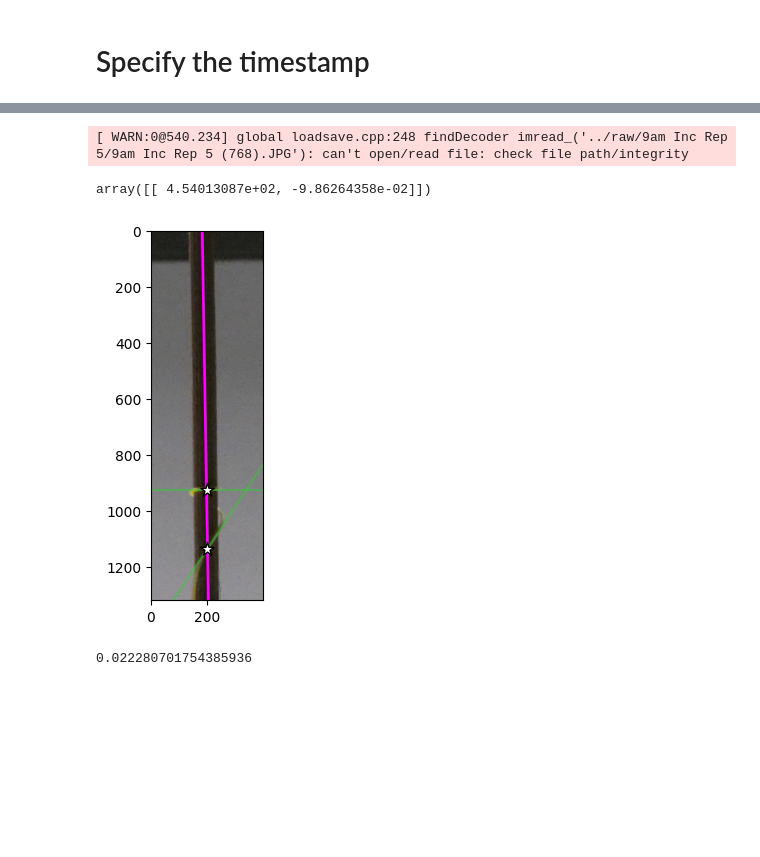
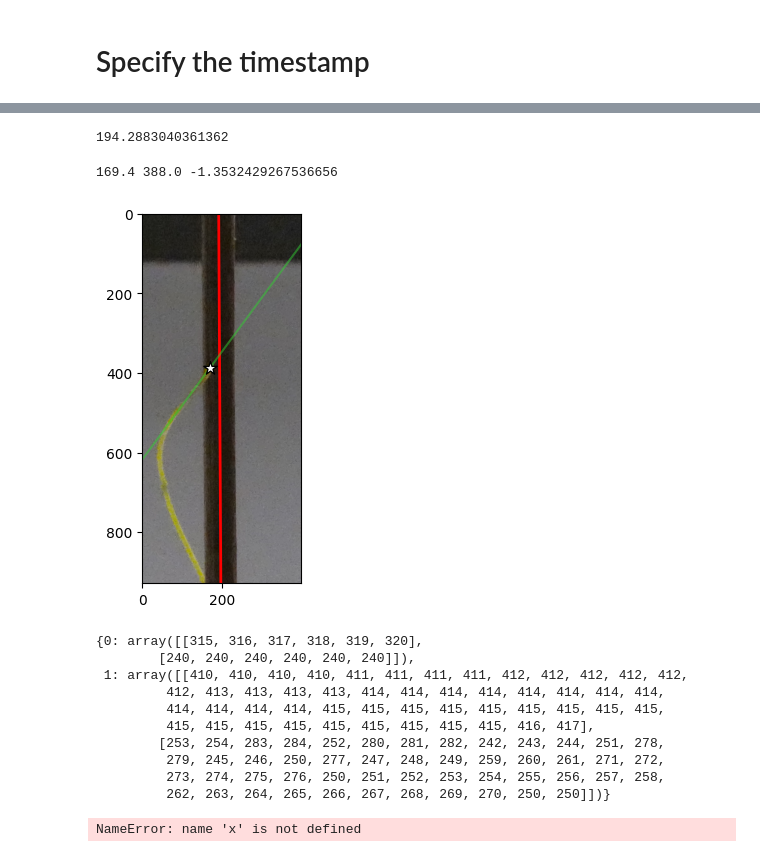
Before and after one commit to ejamezquita/cuscuta, a Jupyter notebook: jupyter/02_angle_tiff.ipynb, the cells around one changed output, grey strips where cells are left out. Saved outputs shown, nothing was run; the diff lists cells and outputs as text; code cells hidden in the pictures; blank space fills up the shorter version.

```diff
--- a/jupyter/02_angle_tiff.ipynb
+++ b/jupyter/02_angle_tiff.ipynb
@@ -105,7 +106,8 @@ print(img.shape)
 # %%
-cross = np.asarray(np.nonzero(img > 180))
-dist = np.abs(cross[1]*n[idx, 0] + cross[0]*n[idx, 1] - b[idx])
-print('Min dist: {:.2f}\nMax dist: {:.2f}'.format(np.min(dist),np.max(dist)))
-mask = dist < 30
-print(np.sum(mask), np.sum(mask) > 5)
+if img.max() > 160:
+    cross = np.asarray(np.nonzero(img > 180))
+    dist = np.abs(cross[1]*n[idx, 0] + cross[0]*n[idx, 1] - b[idx])
+    print('Min dist: {:.2f}\nMax dist: {:.2f}'.format(np.min(dist),np.max(dist)))
+    mask = dist < 30
+    print(np.sum(mask), np.sum(mask) > 5)
 # %% [output]
@@ -221,5 +247,23 @@ fig.tight_layout()
 # %%
-order = np.argsort(coms[:,0])[::-1]
-print(coms[:,0], order)
-np.rad2deg(angle[order])
+colors = ['#ddcc77', '#88ccee', '#117733', '#aa4499', '#332288', '#44aa99']
+
+fig, ax = plt.subplots(1,2,figsize=(6,8), sharex=True, sharey=True)
+ax = np.atleast_1d(ax).ravel()
+
+ax[0].imshow(raw[pss[idx]][css[idx]][:,:,::-1], cmap='inferno', vmin=0, zorder = 2);
+ax[1].imshow(img1, cmap='magma', vmin=0, vmax = 4, zorder = 2);
+
+for i in range(len(coms)):
+    ax[1].axline(xy1 = (coms[i,1], coms[i,0]), slope = coefs[i,1], c=colors[i], alpha=1, lw=5)
+    ax[1].scatter(*np.flip(coms[i]), c='w', s=300, marker='*', zorder=11, edgecolor='k')
+
+for i in range(len(ax)):
+    ax[i].plot(ll[idx],xx[idx], color='r', lw=2, zorder=3);
+    ax[i].axis('off')
+
+fig.tight_layout()
+
+filename = '{}{}_rep{}_plant{}_v04_{:04d}_h'.format(dst,time,rep,pidx,nums[anums[idx]])
+print(filename)
+plt.savefig(filename + '.jpg', format='jpg', dpi=200, pil_kwargs={'optimize':True}, bbox_inches='tight')
 # %% [output]
@@ -228,22 +272,38 @@ array([-0., -0.])
-# %%
-rawname = '{}{} Inc Rep {}/{} Inc Rep {} ({}).JPG'.format(rsrc, time, rep, time, rep, nums[anums[idx]])
-raw = cv2.imread(rawname)
-# %% [output]
-[ WARN:0@540.234] global loadsave.cpp:248 findDecoder imread_('../raw/9am Inc Rep 5/9am Inc Rep 5 (768).JPG'): can't open/read file: check file path/integrity
 # %%
-coefs
+linex = lines[idx, stick[idx][0]] - peak[idx] + buffy[idx]
+liney = xvals[stick[idx][0]] - buffx[idx]
+x = linex[int(coms[:,0] + rawy[idx])]
-# %% [output]
-array([[ 4.54013087e+02, -9.86264358e-02]])
+# %%
+linex[388]
+# %% [output]
+194.2883040361362
+# %%
+print(coms[i,1]+rawx[idx], coms[i,0]+rawy[idx], coefs[i,1])
+# %% [output]
+169.4 388.0 -1.3532429267536656
 # %%
 plt.imshow(raw[stick[idx]][:,:,::-1])
-plt.plot(lines[idx, stick[idx][0]] - peak[idx] + buffy[idx], xvals[stick[idx][0]] - buffx[idx], c='magenta', lw=2)
-
+plt.plot(linex, liney, c='r', lw=2)
 plt.scatter(coms[:,1] + rawx[idx] , coms[:,0] + rawy[idx], c='w', s=100, marker='*', zorder=11, edgecolor='k')
+#plt.scatter(x, coefs[i,1]*x + bb, c='w', s=100, marker='*', zorder=11, edgecolor='k')
 for i in range(len(coms)):
     plt.axline(xy1 = (coms[i,1]+rawx[idx], coms[i,0]+rawy[idx]), slope = coefs[i,1], c='limegreen', alpha=0.5)
 # %% [output]
-[figure, old version]
+[figure, new version]
 # %%
-(tape[idx] - (coms[i,0] + rawy[idx]))/tape[idx]
+coords
 # %% [output]
-0.022280701754385936
+{0: array([[315, 316, 317, 318, 319, 320],
+        [240, 240, 240, 240, 240, 240]]),
+ 1: array([[410, 410, 410, 410, 411, 411, 411, 411, 412, 412, 412, 412, 412,
+         412, 413, 413, 413, 413, 414, 414, 414, 414, 414, 414, 414, 414,
+         414, 414, 414, 414, 415, 415, 415, 415, 415, 415, 415, 415, 415,
+         415, 415, 415, 415, 415, 415, 415, 415, 415, 416, 417],
+        [253, 254, 283, 284, 252, 280, 281, 282, 242, 243, 244, 251, 278,
+         279, 245, 246, 250, 277, 247, 248, 249, 259, 260, 261, 271, 272,
+         273, 274, 275, 276, 250, 251, 252, 253, 254, 255, 256, 257, 258,
+         262, 263, 264, 265, 266, 267, 268, 269, 270, 250, 250]])}
+# %%
+x
+# %% [output]
+NameError: name 'x' is not defined
```
Also changed, not shown: parts of 10 cells of this notebook, 46 other files.
